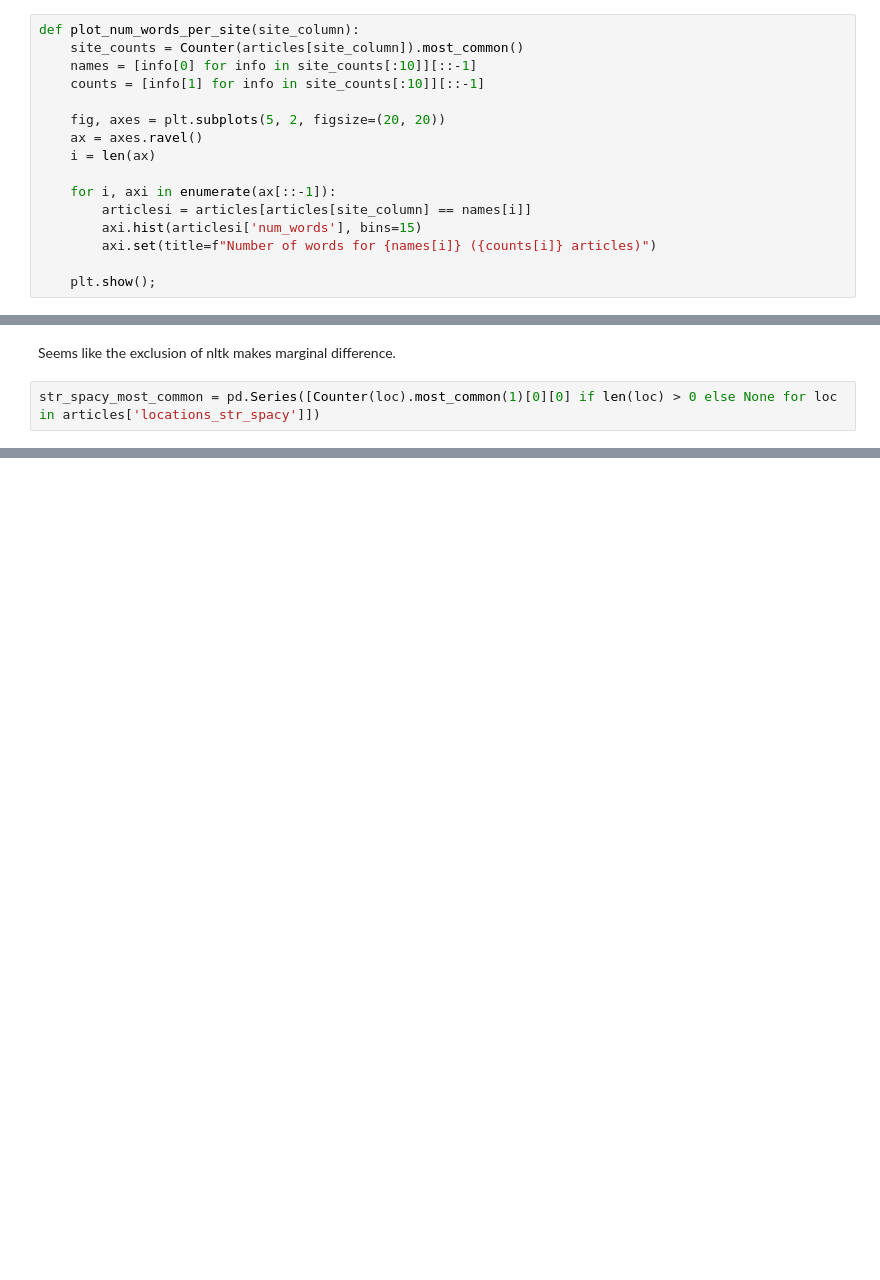
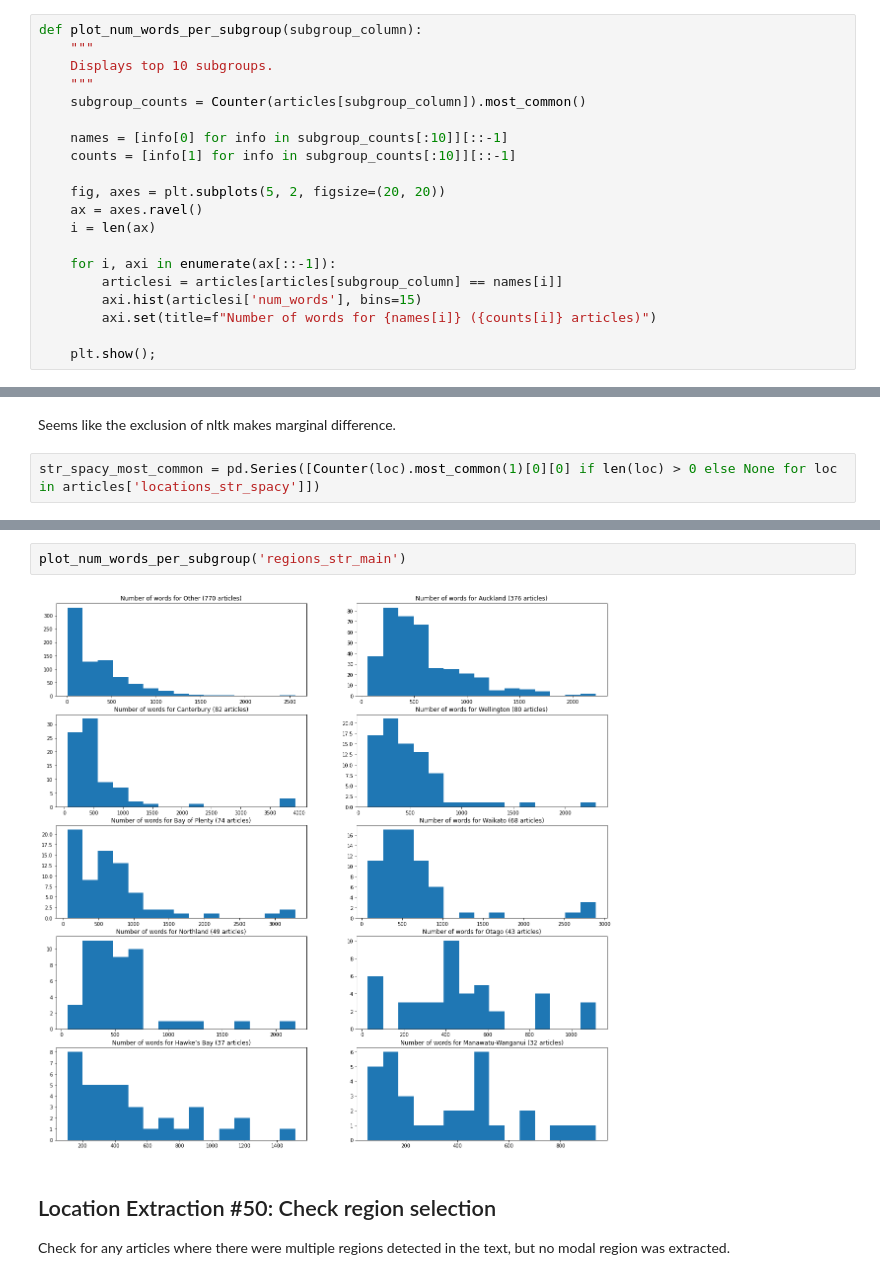
Before and after one commit to xaviermiles/web_sentiment_analysis, a Jupyter notebook: cc eda-test.ipynb, the cells around one changed output, grey strips where cells are left out. Saved outputs shown, nothing was run; the diff lists cells and outputs as text; blank space fills up the shorter version.

```diff
--- a/cc investigate coverage.ipynb
+++ b/cc eda-test.ipynb
@@ -108,15 +116,19 @@ plot_num_articles_per_site("news_site", title="Number of Articles per News Site"
 # %%
-def plot_num_words_per_site(site_column):
-    site_counts = Counter(articles[site_column]).most_common()
-    names = [info[0] for info in site_counts[:10]][::-1]
-    counts = [info[1] for info in site_counts[:10]][::-1]
+def plot_num_words_per_subgroup(subgroup_column):
+    """
+    Displays top 10 subgroups.
+    """
+    subgroup_counts = Counter(articles[subgroup_column]).most_common()
+
+    names = [info[0] for info in subgroup_counts[:10]][::-1]
+    counts = [info[1] for info in subgroup_counts[:10]][::-1]
 
     fig, axes = plt.subplots(5, 2, figsize=(20, 20))
     ax = axes.ravel()
     i = len(ax)
 
     for i, axi in enumerate(ax[::-1]):
-        articlesi = articles[articles[site_column] == names[i]]
+        articlesi = articles[articles[subgroup_column] == names[i]]
         axi.hist(articlesi['num_words'], bins=15)
         axi.set(title=f"Number of words for {names[i]} ({counts[i]} articles)")
 
@@ -450,0 +519,8 @@ dtype: object
+# %%
+plot_num_words_per_subgroup('regions_str_main')
+# %% [output]
+[figure, added]
+# %% [markdown]
+## Location Extraction #50: Check region selection
+
+Check for any articles where there were multiple regions detected in the text, but no modal region was extracted.
```
Also changed, not shown: parts of 30 cells of this notebook.
